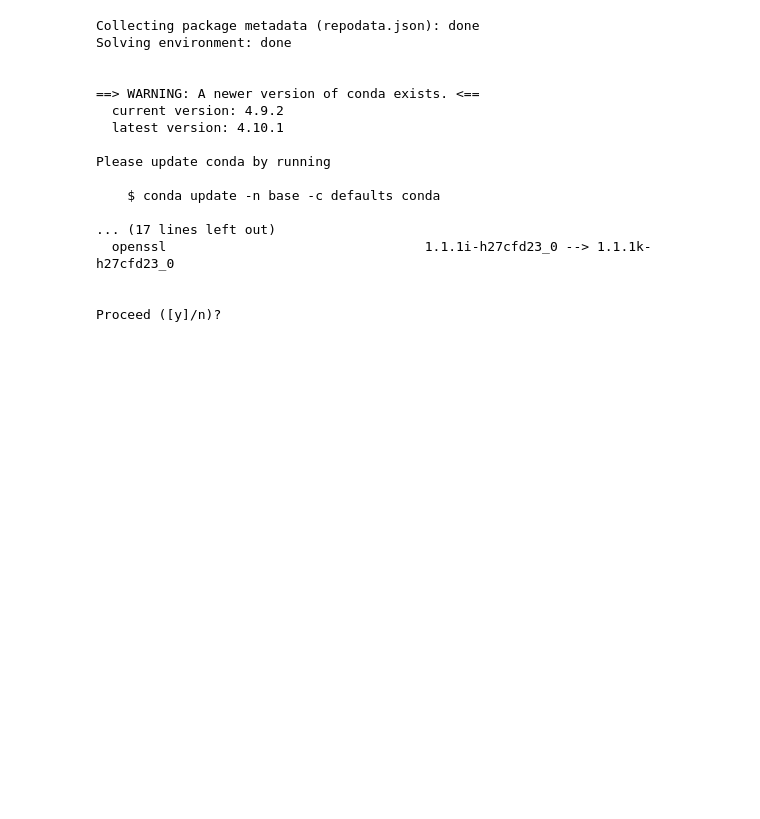
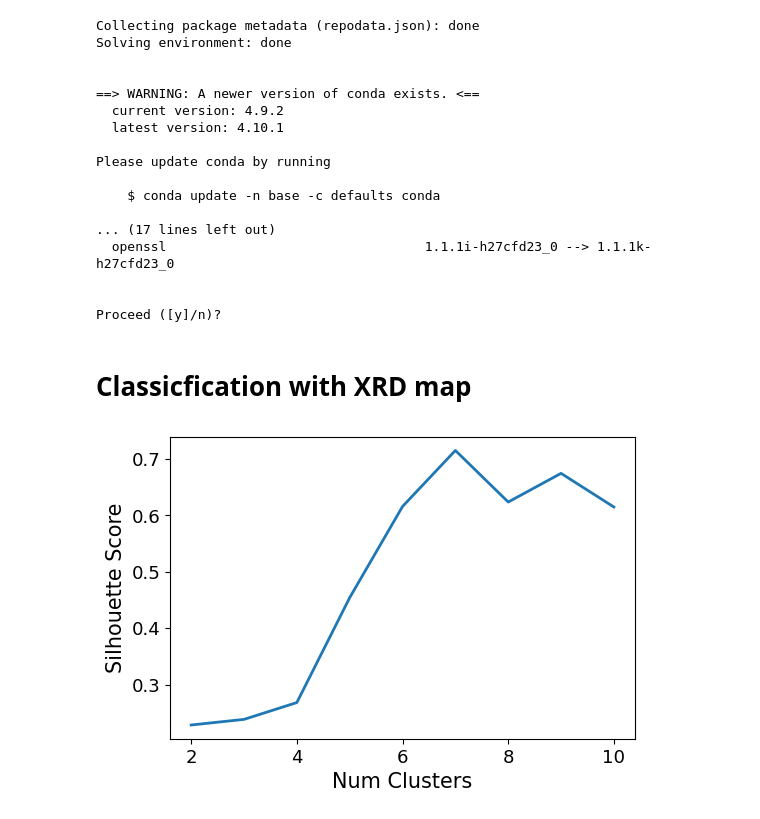
Before and after one commit to AuroraLHT/rhana, a Jupyter notebook: notebook/PhaseMap2.ipynb, the cells around one changed output. Cells and saved outputs as stored; diff of their text form; code cells hidden in the pictures; blank space fills up the shorter version.

```diff
--- a/notebook/PhaseMap2.ipynb
+++ b/notebook/PhaseMap2.ipynb
@@ -233,21 +228,33 @@ fig = phaser.plot_intensity_map(
     ylabel="P<sub>O<sub>2</sub></sub> (Torr)",
     log_x=False,
     log_y=True,
-    x_space=7,
+    x_space=6.5,
     y_space=0.5,
-    text_x_space=0,
+    text_x_space=-0.5,
     text_y_space=2.5,
-    max_num_row=5,
+    max_num_row=6,
     reverse_x=False,
     reverse_y=False,
-    scatter_size=15
+    scatter_size=15,
+    cmap = colorlover.scales['11']['qual']['Paired']
 )
 
 fig.update_layout(
+    legend = dict(title="Distance (Pixel)"),
     xaxis = dict(
         tickmode = 'linear',
         tick0 = 300,
-        dtick = 50
+        dtick = 50,
+        ticks="outside",
+#         mirror = True,
+        showline=True,
+        linewidth=1, linecolor='black'
+    ),
+    yaxis = dict(
+        ticks="outside",
+#         mirror = True,
+        showline=True,
+        linewidth=1, linecolor='black'
     )
 )
 
@@ -311,0 +323,11 @@ fig.write_image("result/phase_mapping.png")
+# %% [markdown]
+# Classicfication with XRD map
+# %%
+n_labels = len(np.unique(phaser.dc.labels))
+
+all_multihotencoding = np.zeros( (len(phaser.rdms), n_labels ) )
+all_percentage = np.zeros( (len(phaser.rdms), n_labels ) )
+
+for i, rdm, in enumerate(phaser.rdms):
+    all_multihotencoding[i, rdm.cluster_labels_unique] = 1
+    all_percentage[i, rdm.cluster_labels_unique] = rdm.group_percent
@@ -311,0 +340,16 @@ fig.write_image("result/phase_mapping.png")
+# %%
+sil_results = []
+for n_clusters in range(2, 11):
+    hie = AgglomerativeClustering(n_clusters=n_clusters, affinity='l1', linkage='average')
+    hie_labels = hie.fit_predict(all_percentage)
+    score = sklearn.metrics.silhouette_score(all_percentage, hie_labels, metric='l1')
+    sil_results.append((n_clusters, score))
+# %%
+fig, ax = plt.subplots(dpi=100)
+ax.plot( [s[0] for s in sil_results], [s[1] for s in sil_results], linewidth=2 )
+ax.set_xlabel("Num Clusters", fontdict={"size":15})
+ax.set_ylabel("Silhouette Score", fontdict={"size":15})
+ax.tick_params(axis='both', labelsize=13)
+fig.savefig("Cluster_Silhouette_Score.png")
+# %% [output]
+[figure, added]
```
Also changed, not shown: parts of 34 cells of this notebook, 1 other file.
